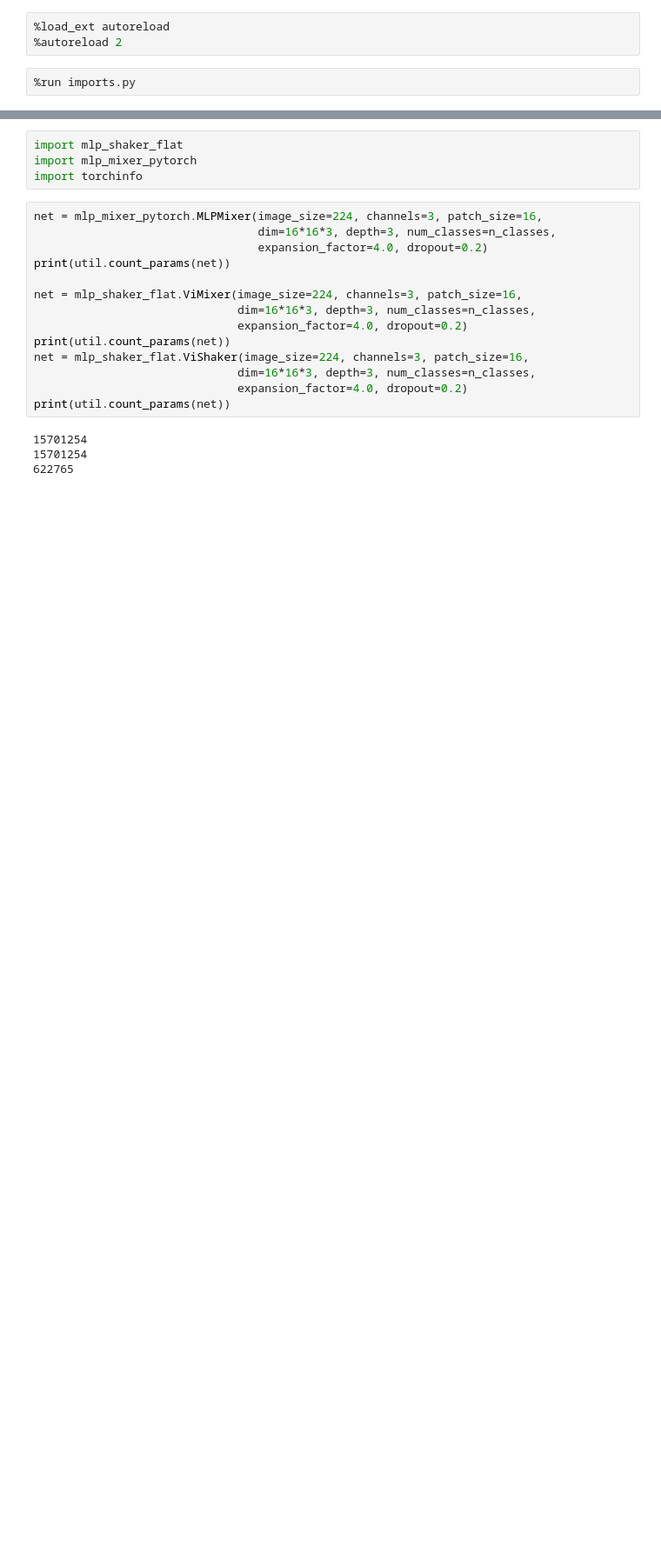
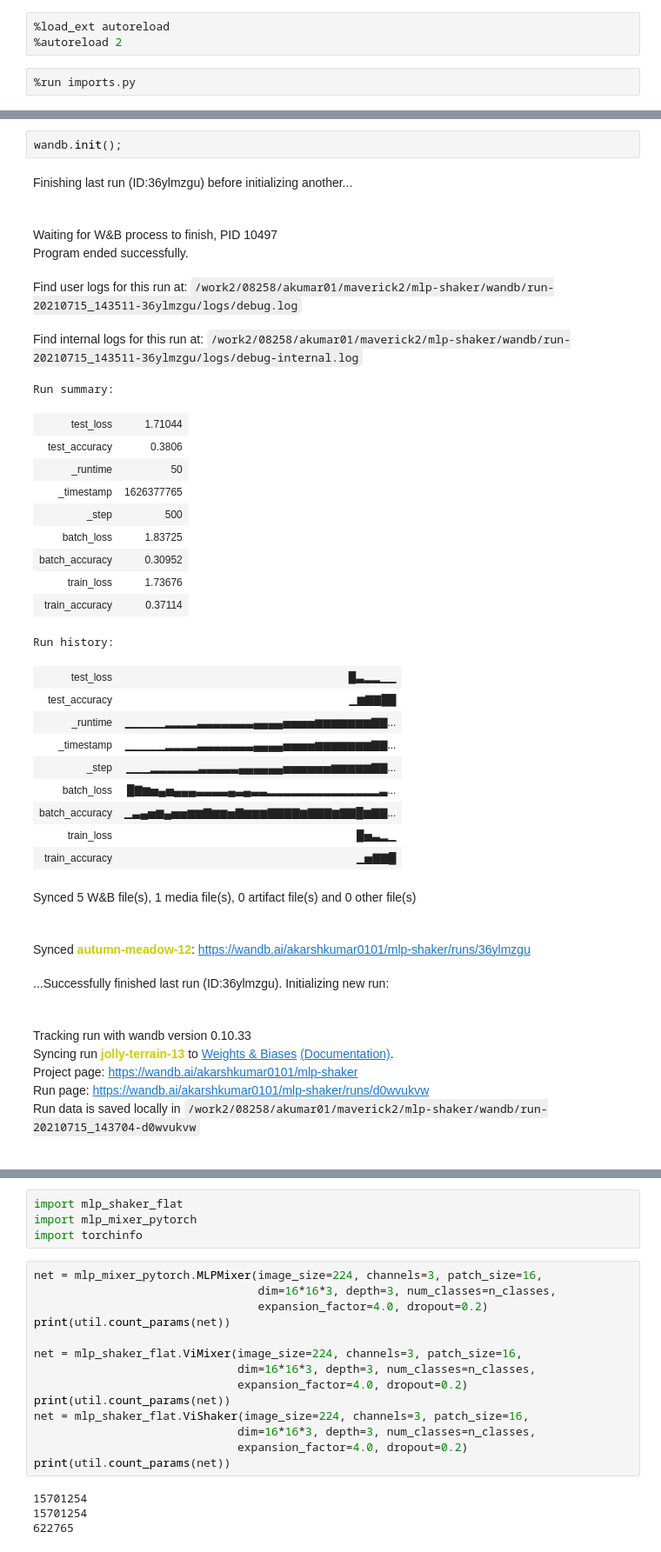
Before and after one commit to akarshkumar0101/timm-mlp-shaker, a Jupyter notebook: mlp_shaker.ipynb, the cells around one changed output, grey strips where cells are left out. Shown: that part at 87% size. Saved outputs shown, nothing was run; the diff lists cells and outputs as text; blank space fills up the shorter version.

```diff
--- a/mlp_shaker.ipynb
+++ b/mlp_shaker.ipynb
@@ -23,2 +266,38 @@ bs, c, h, w = input_shape = next(iter(dl_train))[0].shape
+# %%
+wandb.init();
+# %% [output]
+Finishing last run (ID:36ylmzgu) before initializing another...
+Waiting for W&B process to finish, PID 10497
+Program ended successfully.
+Find user logs for this run at: /work2/08258/akumar01/maverick2/mlp-shaker/wandb/run-20210715_143511-36ylmzgu/logs/debug.log
+Find internal logs for this run at: /work2/08258/akumar01/maverick2/mlp-shaker/wandb/run-20210715_143511-36ylmzgu/logs/debug-internal.log
+Run summary:
+| test_loss | 1.71044 |
+| test_accuracy | 0.3806 |
+| _runtime | 50 |
+| _timestamp | 1626377765 |
+| _step | 500 |
+| batch_loss | 1.83725 |
+| batch_accuracy | 0.30952 |
+| train_loss | 1.73676 |
+| train_accuracy | 0.37114 |
+Run history:
+| test_loss | █▃▂▂▁▁ |
+| test_accuracy | ▁▆▇▇██ |
+| _runtime | ▁▁▁▁▁▂▂▂▂▃▃▃▃▃▃▃▄▄▄▄▅▅▅▅▆▆▆▆▆▆▆▇▇... |
+| _timestamp | ▁▁▁▁▁▂▂▂▂▃▃▃▃▃▃▃▄▄▄▄▅▅▅▅▆▆▆▆▆▆▆▇▇... |
+| _step | ▁▁▁▂▂▂▂▂▂▃▃▃▃▃▄▄▄▄▄▄▅▅▅▅▅▅▆▆▆▆▆▇▇... |
+| batch_loss | █▇▆▅▄▅▄▄▄▃▃▃▃▄▃▄▃▃▂▂▂▂▂▂▂▂▂▂▂▂▂▂▃... |
+| batch_accuracy | ▁▃▄▅▆▄▅▅▆▆▇▆▆▅▇▆▆▆▇▇▇▇▆▇▇▇▆▇▇█▆▇▇... |
+| train_loss | █▅▃▂▁ |
+| train_accuracy | ▁▅▇▇█ |
+Synced 5 W&B file(s), 1 media file(s), 0 artifact file(s) and 0 other file(s)
+Synced autumn-meadow-12: https://wandb.ai/akarshkumar0101/mlp-shaker/runs/36ylmzgu
+...Successfully finished last run (ID:36ylmzgu). Initializing new run:
+Tracking run with wandb version 0.10.33
+Syncing run jolly-terrain-13 to Weights & Biases (Documentation).
+Project page: https://wandb.ai/akarshkumar0101/mlp-shaker
+Run page: https://wandb.ai/akarshkumar0101/mlp-shaker/runs/d0wvukvw
+Run data is saved locally in /work2/08258/akumar01/maverick2/mlp-shaker/wandb/run-20210715_143704-d0wvukvw
 # %%
 loss_fn = nn.CrossEntropyLoss()
```
Also changed, not shown: parts of 36 cells of this notebook, 4 other files.
